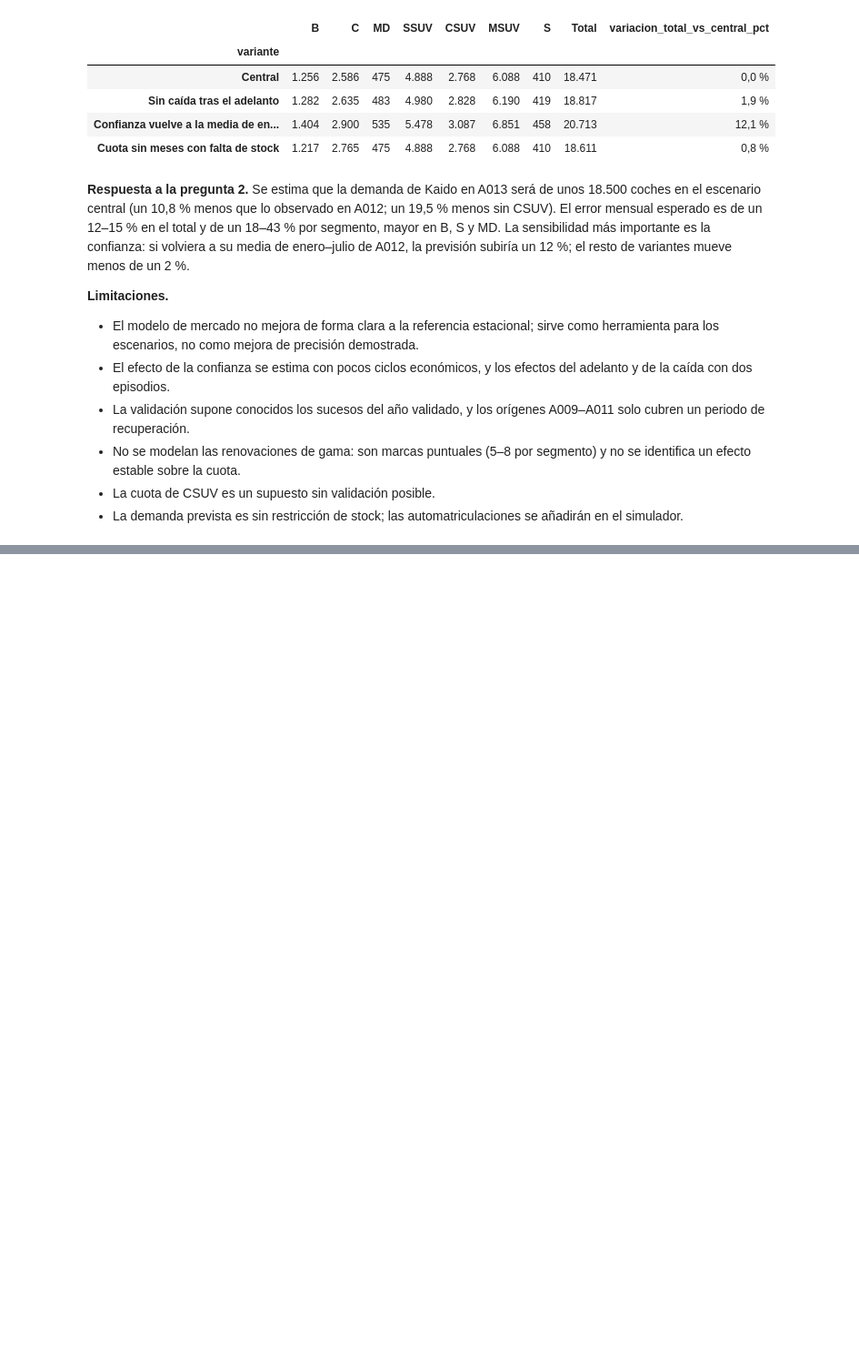
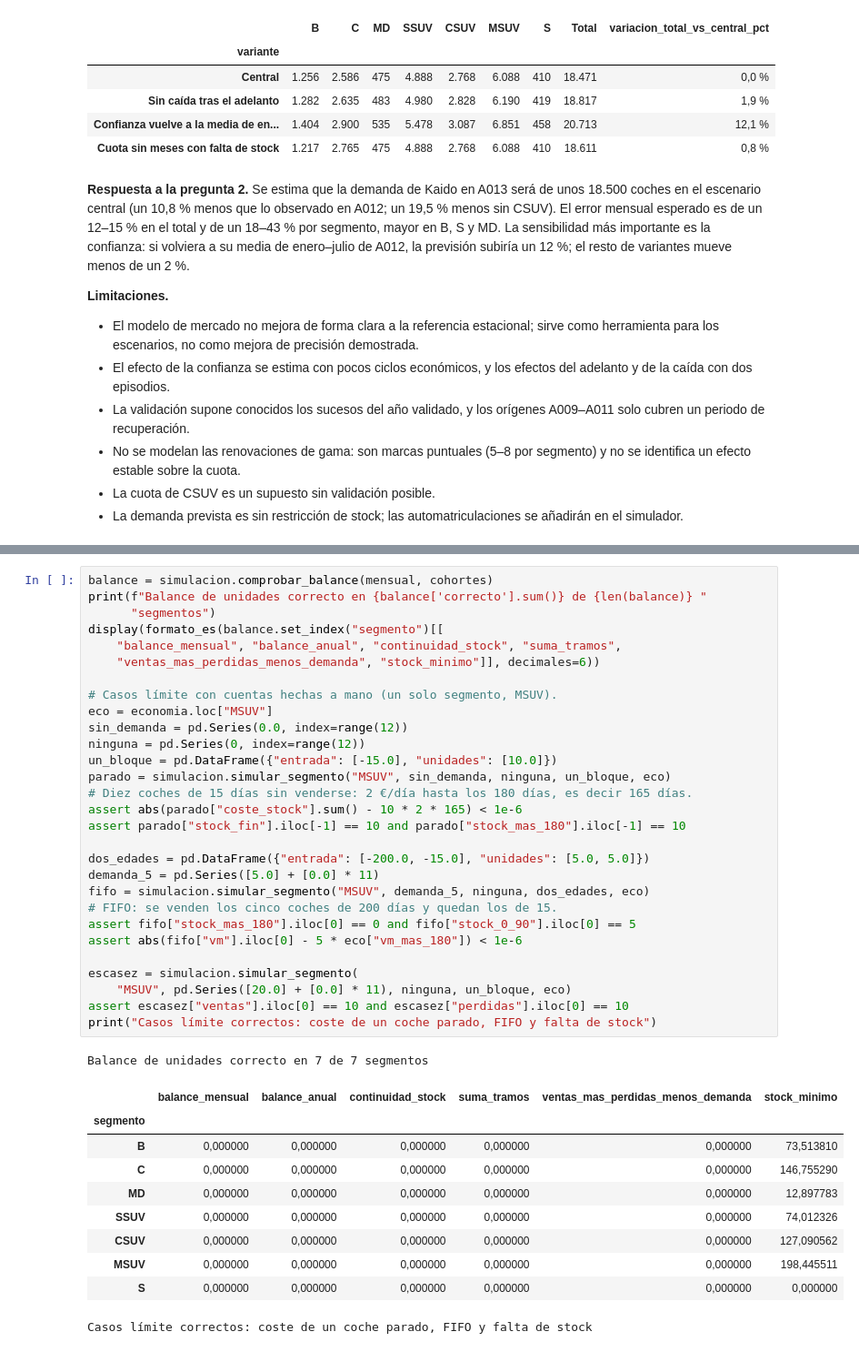
Before and after one commit to alejandrobarreche/sim-kaido-motors, a Jupyter notebook: analisis.ipynb, the cells around one changed output, grey strips where cells are left out. Shown at 91% size. Cells and saved outputs as stored; diff of their text form; blank space fills up the shorter version.

```diff
--- a/analisis.ipynb
+++ b/analisis.ipynb
@@ -841,0 +1021,41 @@ Confianza media ene–jul A012: 96.7; último valor conocido (dic A012): 77.7
+# %%
+balance = simulacion.comprobar_balance(mensual, cohortes)
+print(f"Balance de unidades correcto en {balance['correcto'].sum()} de {len(balance)} "
+      "segmentos")
+display(formato_es(balance.set_index("segmento")[[
+    "balance_mensual", "balance_anual", "continuidad_stock", "suma_tramos",
+    "ventas_mas_perdidas_menos_demanda", "stock_minimo"]], decimales=6))
+
+# Casos límite con cuentas hechas a mano (un solo segmento, MSUV).
+eco = economia.loc["MSUV"]
+sin_demanda = pd.Series(0.0, index=range(12))
+ninguna = pd.Series(0, index=range(12))
+un_bloque = pd.DataFrame({"entrada": [-15.0], "unidades": [10.0]})
+parado = simulacion.simular_segmento("MSUV", sin_demanda, ninguna, un_bloque, eco)
+# Diez coches de 15 días sin venderse: 2 €/día hasta los 180 días, es decir 165 días.
+assert abs(parado["coste_stock"].sum() - 10 * 2 * 165) < 1e-6
+assert parado["stock_fin"].iloc[-1] == 10 and parado["stock_mas_180"].iloc[-1] == 10
+
+dos_edades = pd.DataFrame({"entrada": [-200.0, -15.0], "unidades": [5.0, 5.0]})
+demanda_5 = pd.Series([5.0] + [0.0] * 11)
+fifo = simulacion.simular_segmento("MSUV", demanda_5, ninguna, dos_edades, eco)
+# FIFO: se venden los cinco coches de 200 días y quedan los de 15.
+assert fifo["stock_mas_180"].iloc[0] == 0 and fifo["stock_0_90"].iloc[0] == 5
+assert abs(fifo["vm"].iloc[0] - 5 * eco["vm_mas_180"]) < 1e-6
+
+escasez = simulacion.simular_segmento(
+    "MSUV", pd.Series([20.0] + [0.0] * 11), ninguna, un_bloque, eco)
+assert escasez["ventas"].iloc[0] == 10 and escasez["perdidas"].iloc[0] == 10
+print("Casos límite correctos: coste de un coche parado, FIFO y falta de stock")
+# %% [output]
+Balance de unidades correcto en 7 de 7 segmentos
+|  | balance_mensual | balance_anual | continuidad_stock | suma_tramos | ventas_mas_perdidas_menos_demanda | stock_minimo |
+| segmento |  |  |  |  |  |  |
+| B | 0,000000 | 0,000000 | 0,000000 | 0,000000 | 0,000000 | 73,513810 |
+| C | 0,000000 | 0,000000 | 0,000000 | 0,000000 | 0,000000 | 146,755290 |
+| MD | 0,000000 | 0,000000 | 0,000000 | 0,000000 | 0,000000 | 12,897783 |
+| SSUV | 0,000000 | 0,000000 | 0,000000 | 0,000000 | 0,000000 | 74,012326 |
+| CSUV | 0,000000 | 0,000000 | 0,000000 | 0,000000 | 0,000000 | 127,090562 |
+| MSUV | 0,000000 | 0,000000 | 0,000000 | 0,000000 | 0,000000 | 198,445511 |
+| S | 0,000000 | 0,000000 | 0,000000 | 0,000000 | 0,000000 | 0,000000 |
+Casos límite correctos: coste de un coche parado, FIFO y falta de stock
```
Also changed, not shown: parts of 13 cells of this notebook, 16 other files.
